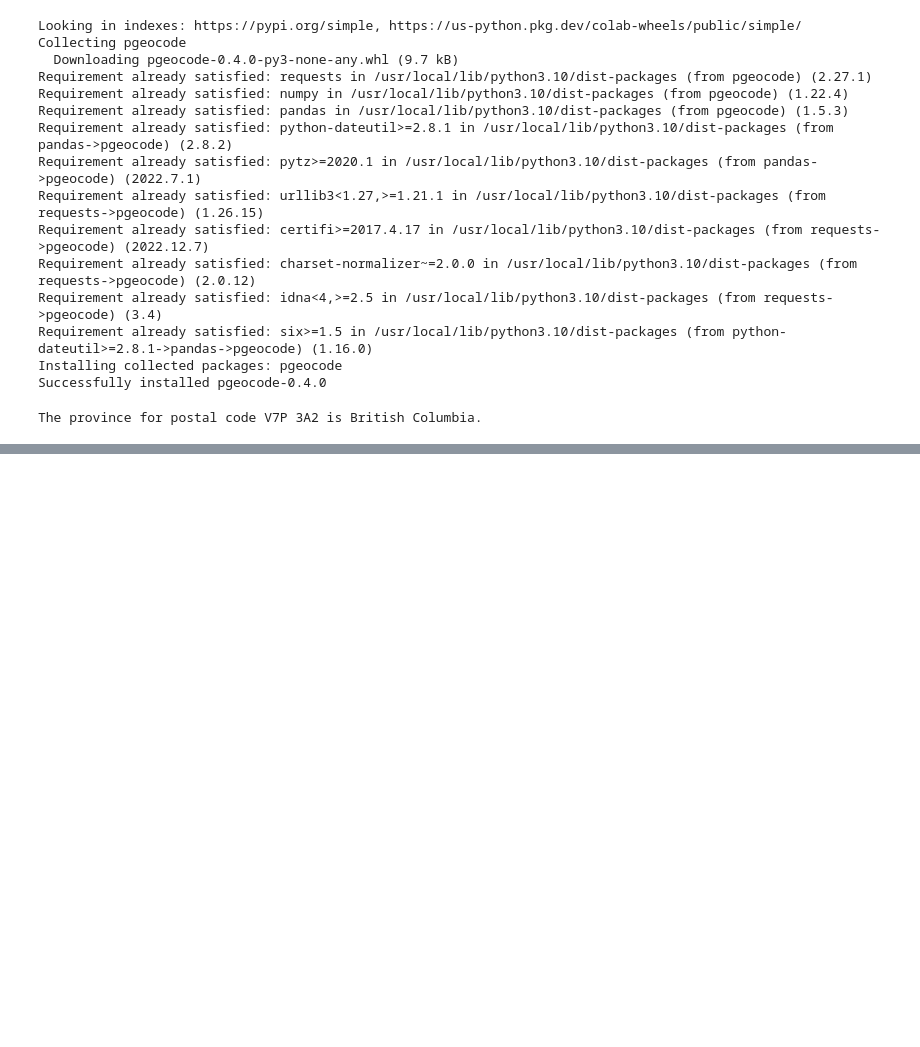
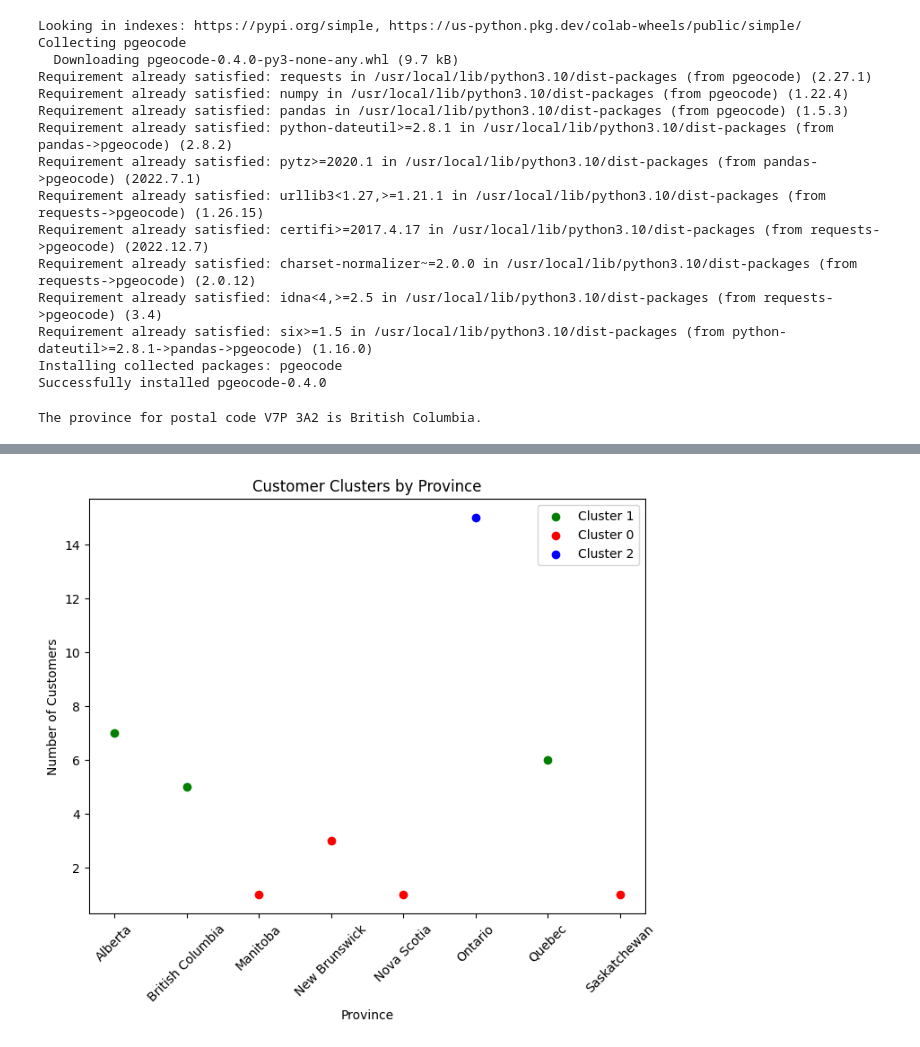
Before and after one commit to damayant/Data-Science-and-ML, a Jupyter notebook: capstone_project_I.ipynb, the cells around one changed output, grey strips where cells are left out. Cells and saved outputs as stored; diff of their text form; code cells hidden in the pictures; blank space fills up the shorter version.

Commit message:
created K-means cluster for #customers per province

```diff
--- a/capstone_project_I.ipynb
+++ b/capstone_project_I.ipynb
@@ -63,0 +91,42 @@ from sklearn.cluster import KMeans
+# %%
+import pandas as pd
+from sklearn.cluster import KMeans
+import matplotlib.pyplot as plt
+
+# Read the CSV file into a pandas DataFrame
+data = pd.read_csv('cleaned_data.csv')
+
+# Group customers by province and count the number of customers in each province
+province_counts = data.groupby('province')['email'].count().reset_index()
+
+# Prepare the data for clustering
+X = province_counts[['email']]
+
+# Perform K-means clustering to create clusters
+kmeans = KMeans(n_clusters=3)  # Change the number of clusters as per your requirement
+kmeans.fit(X)
+
+# Add the cluster labels to the DataFrame
+province_counts['Cluster'] = kmeans.labels_
+
+# Plotting the clusters
+plt.figure(figsize=(8, 6))
+
+# Assigning different colors to each cluster
+colors = ['red', 'green', 'blue']
+
+# Plotting data points with cluster colors
+for cluster in province_counts['Cluster'].unique():
+    cluster_data = province_counts[province_counts['Cluster'] == cluster]
+    plt.scatter(cluster_data.index, cluster_data['email'], color=colors[cluster], label=f'Cluster {cluster}')
+
+plt.xlabel('Province')
+plt.ylabel('Number of Customers')
+plt.title('Customer Clusters by Province')
+plt.legend()
+plt.xticks(province_counts.index, province_counts['province'], rotation=45)
+
+# Display the plot
+plt.show()
+# %% [output]
+[figure, added]
```
Also changed, not shown: parts of 3 cells of this notebook.
